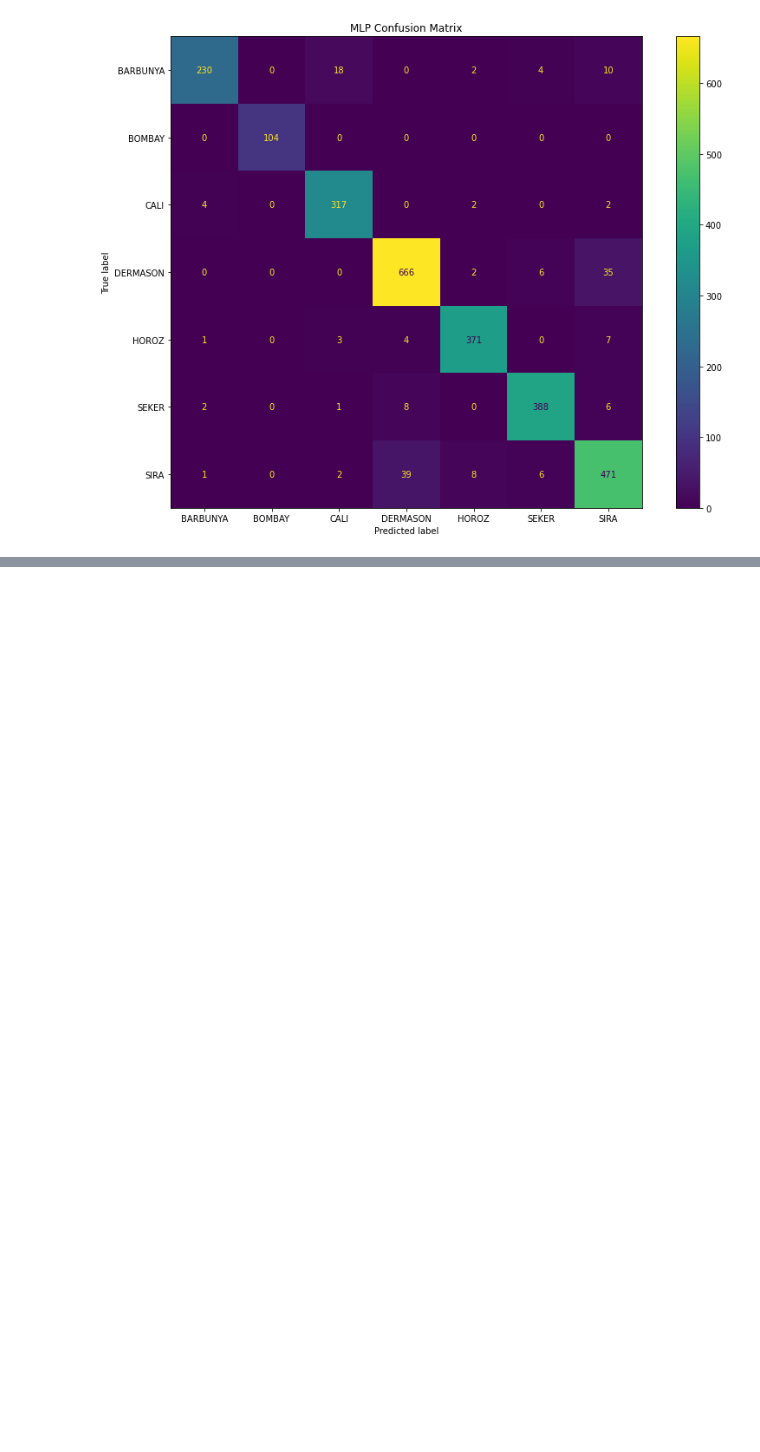
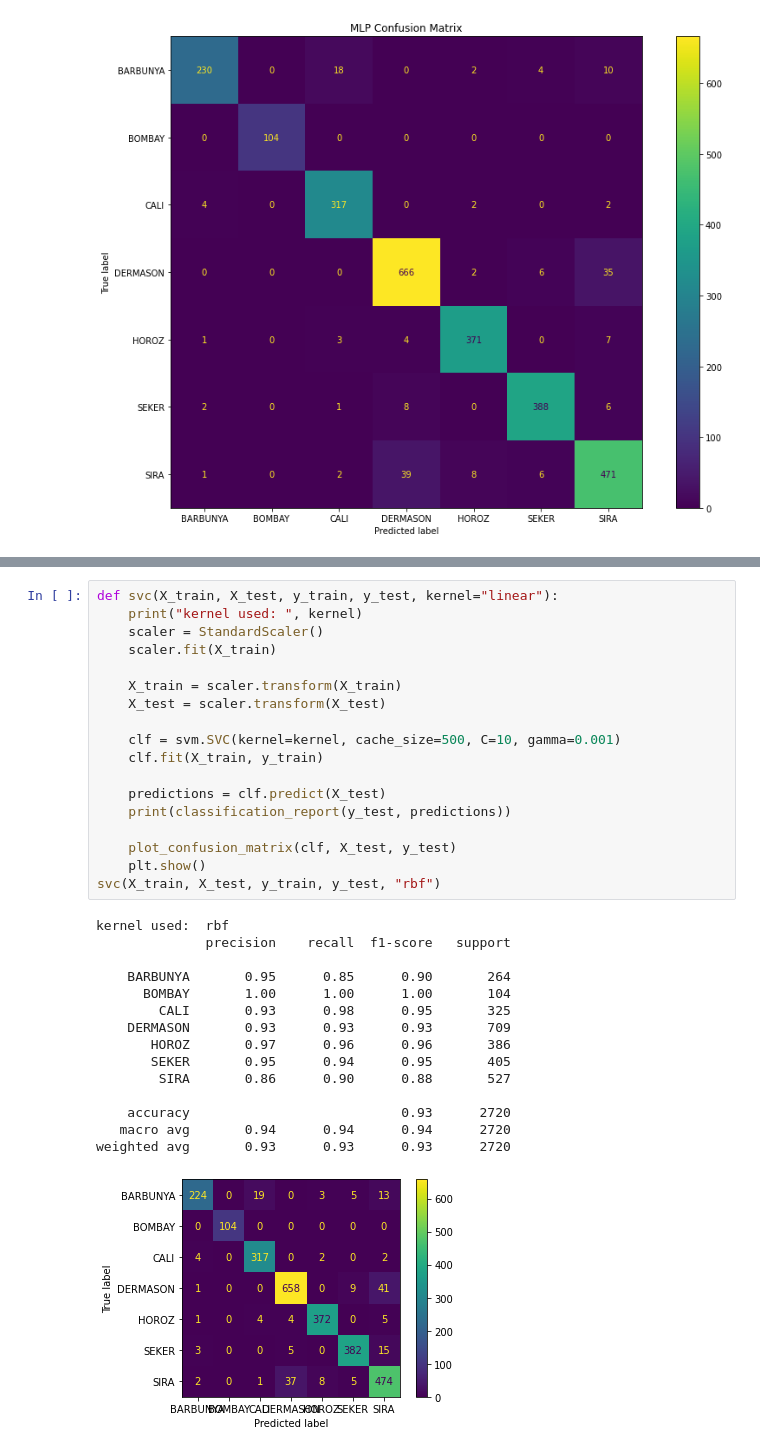
Before and after one commit to ivSaav/DryBeans, a Jupyter notebook: notebook/drybeans.ipynb, the cells around one changed output, grey strips where cells are left out. Saved outputs shown, nothing was run; the diff lists cells and outputs as text; blank space fills up the shorter version.

```diff
--- a/notebook/drybeans.ipynb
+++ b/notebook/drybeans.ipynb
@@ -304,0 +310,34 @@ F1-Score:  0.9363016503548772
+# %%
+def svc(X_train, X_test, y_train, y_test, kernel="linear"):
+    print("kernel used: ", kernel)
+    scaler = StandardScaler()
+    scaler.fit(X_train)
+
+    X_train = scaler.transform(X_train)
+    X_test = scaler.transform(X_test)
+
+    clf = svm.SVC(kernel=kernel, cache_size=500, C=10, gamma=0.001)
+    clf.fit(X_train, y_train)
+
+    predictions = clf.predict(X_test)
+    print(classification_report(y_test, predictions))
+
+    plot_confusion_matrix(clf, X_test, y_test)
+    plt.show()
+svc(X_train, X_test, y_train, y_test, "rbf")
+# %% [output]
+kernel used:  rbf
+              precision    recall  f1-score   support
+
+    BARBUNYA       0.95      0.85      0.90       264
+      BOMBAY       1.00      1.00      1.00       104
+        CALI       0.93      0.98      0.95       325
+    DERMASON       0.93      0.93      0.93       709
+       HOROZ       0.97      0.96      0.96       386
+       SEKER       0.95      0.94      0.95       405
+        SIRA       0.86      0.90      0.88       527
+
+    accuracy                           0.93      2720
+   macro avg       0.94      0.94      0.94      2720
+weighted avg       0.93      0.93      0.93      2720
+[figure, added]
```
Also changed, not shown: parts of 2 cells of this notebook.
